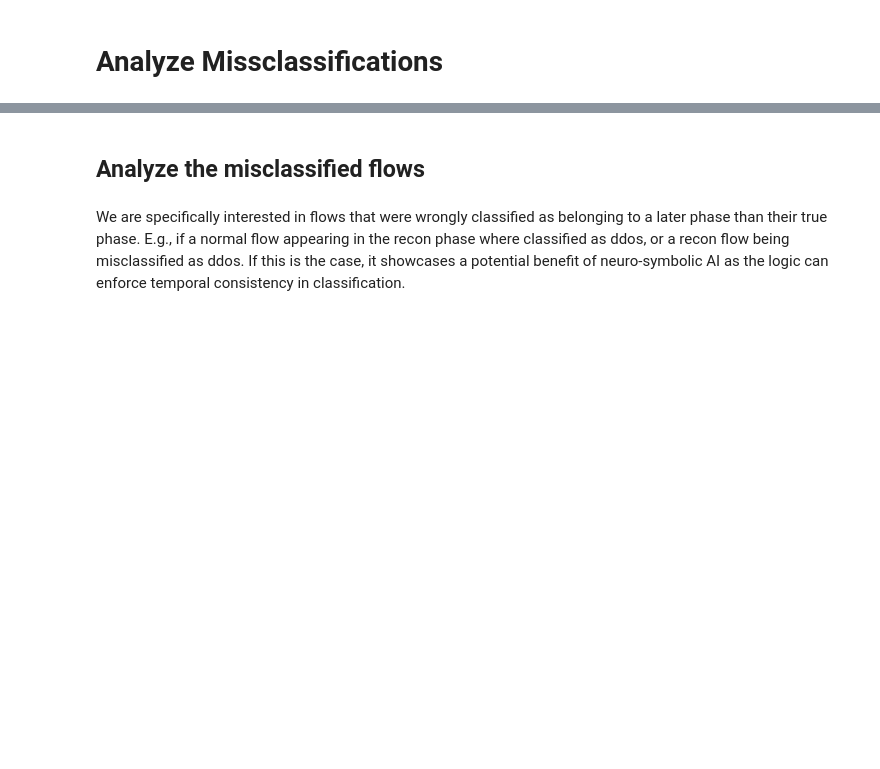
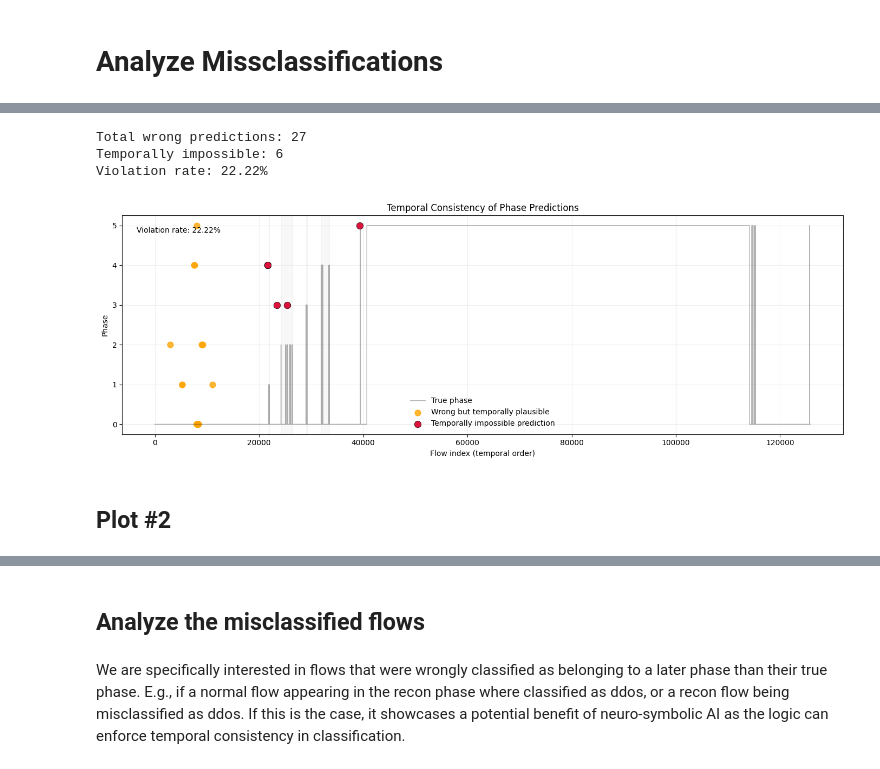
Before and after one commit to sofiaburkow/DeepChronos, a Jupyter notebook: notebooks/analyze_misclassifications.ipynb, the cells around one changed output, grey strips where cells are left out. Cells and saved outputs as stored; diff of their text form; code cells hidden in the pictures; blank space fills up the shorter version.

```diff
--- a/notebooks/analyze_misclassifications.ipynb
+++ b/notebooks/analyze_misclassifications.ipynb
@@ -59,0 +220,80 @@ mis_df
+# %%
+if len(wrong) > 0:
+    violation_rate = len(impossible) / len(wrong)
+else:
+    violation_rate = 0
+
+print(f"Total wrong predictions: {len(wrong)}")
+print(f"Temporally impossible: {len(impossible)}")
+print(f"Violation rate: {violation_rate:.2%}")
+# %% [output]
+Total wrong predictions: 27
+Temporally impossible: 6
+Violation rate: 22.22%
+# %%
+plt.figure(figsize=(14, 5))
+
+# --- True phase line ---
+plt.plot(
+    df['flow_num'],
+    df['phase'],
+    color='black',
+    linewidth=1,
+    alpha=0.3,
+    label="True phase"
+)
+
+# --- Shaded phase intervals ---
+for _, row in phase_bounds_no0.iterrows():
+    plt.axvspan(
+        row['first_num'],
+        row['last_num'],
+        alpha=0.05,
+        color='gray'
+    )
+
+# --- Plausible errors ---
+plt.scatter(
+    plausible['t_rel'],
+    plausible['y_pred'],
+    c='orange',
+    s=60,
+    alpha=0.8,
+    label='Wrong but temporally plausible'
+)
+
+# --- Impossible errors ---
+plt.scatter(
+    impossible['flow_num'],
+    impossible['y_pred'],
+    c='crimson',
+    s=80,
+    edgecolor='black',
+    linewidth=0.5,
+    label='Temporally impossible prediction',
+    zorder=3
+)
+
+# --- Cosmetics ---
+plt.xlabel("Flow index (temporal order)")
+plt.ylabel("Phase")
+plt.title("Temporal Consistency of Phase Predictions")
+
+plt.yticks(sorted(df['phase'].unique()))
+plt.grid(alpha=0.2)
+
+plt.text(
+    0.02,
+    0.95,
+    f"Violation rate: {violation_rate:.2%}",
+    transform=plt.gca().transAxes,
+    verticalalignment='top'
+)
+
+plt.legend(frameon=False)
+plt.tight_layout()
+plt.show()
+# %% [output]
+[figure, added]
+# %% [markdown]
+## Plot #2
```
Also changed, not shown: parts of 34 cells of this notebook, 56 other files.
